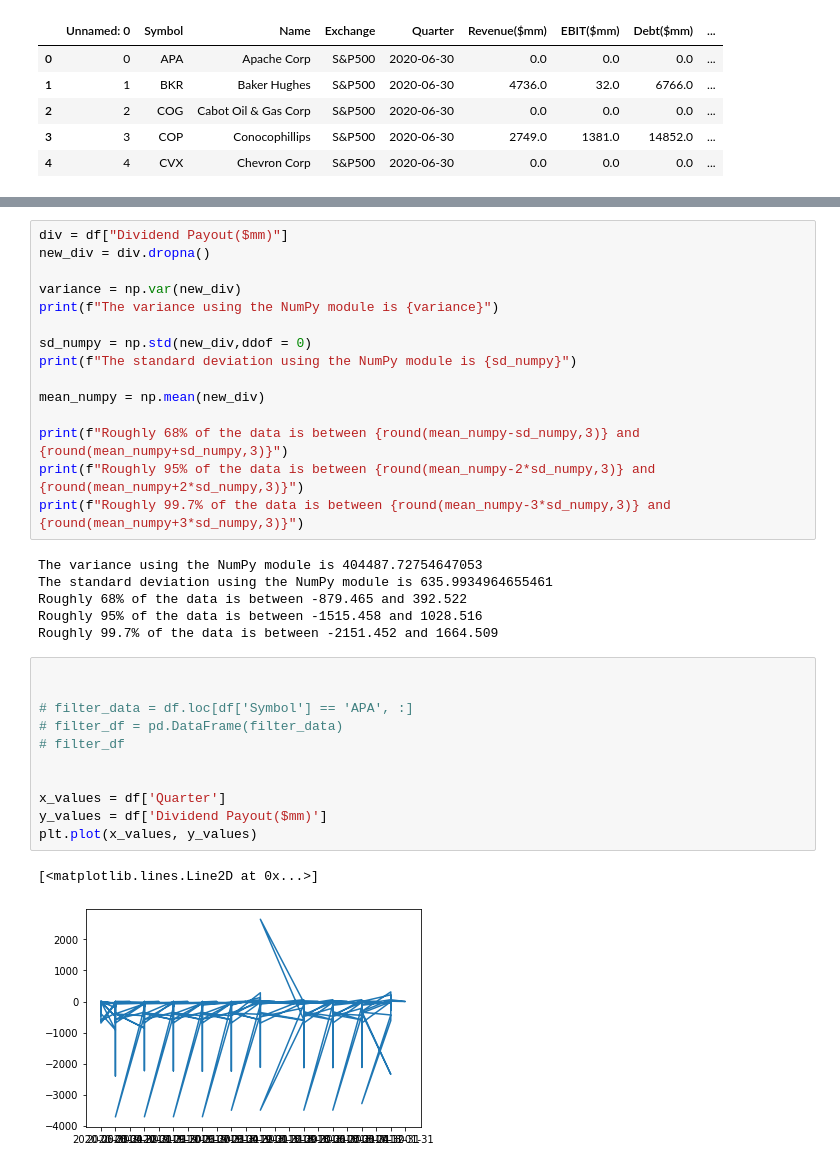
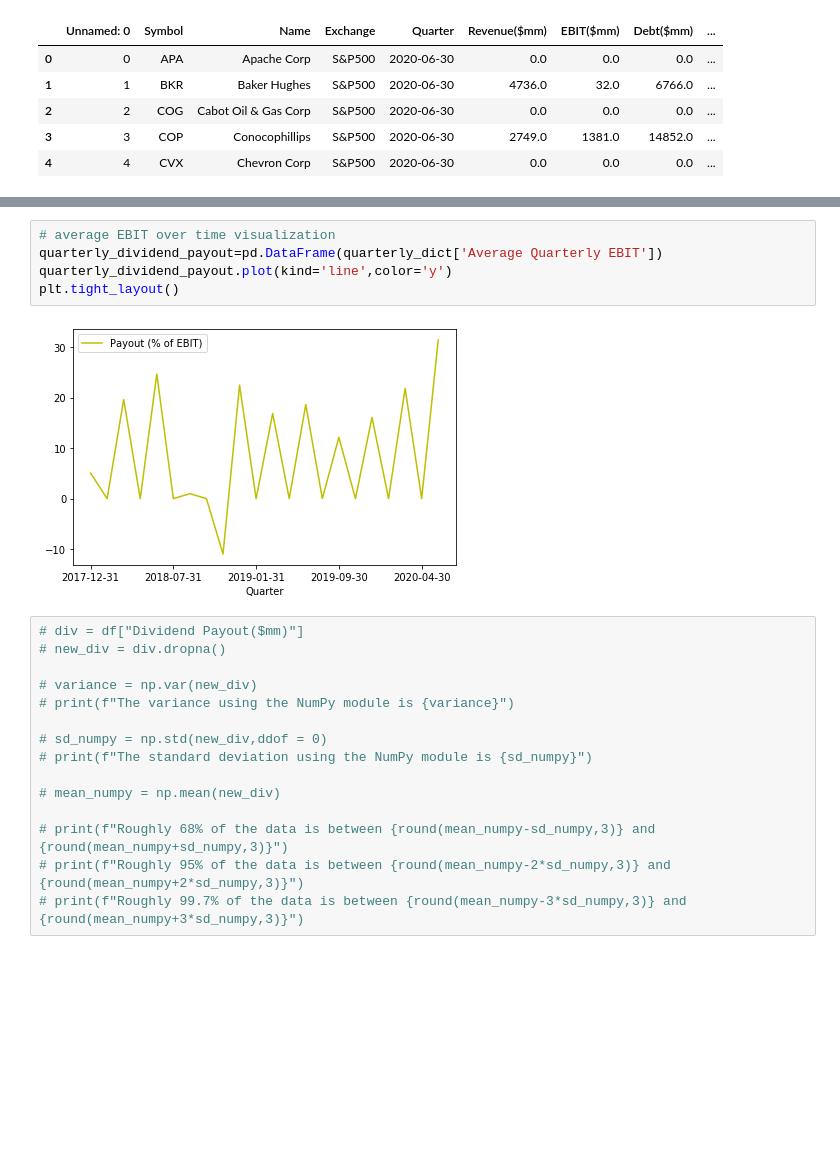
Before and after one commit to dsc55704973/project_one, a Jupyter notebook: developer/Daniel Carrillo's Work/visualizations_.ipynb, the cells around one changed output, grey strips where cells are left out. Cells and saved outputs as stored; diff of their text form; blank space fills up the shorter version.

```diff
--- a/developer/Daniel Carrillo's Work/visualizations_.ipynb
+++ b/developer/Daniel Carrillo's Work/visualizations_.ipynb
@@ -42,35 +87,22 @@ df.head()
+# %%
+# average EBIT over time visualization
+quarterly_dividend_payout=pd.DataFrame(quarterly_dict['Average Quarterly EBIT'])
+quarterly_dividend_payout.plot(kind='line',color='y')
+plt.tight_layout()
+# %% [output]
+[figure, added]
 # %%
-div = df["Dividend Payout($mm)"]
-new_div = div.dropna()
+# div = df["Dividend Payout($mm)"]
+# new_div = div.dropna()
 
-variance = np.var(new_div)
-print(f"The variance using the NumPy module is {variance}")
+# variance = np.var(new_div)
+# print(f"The variance using the NumPy module is {variance}")
 
-sd_numpy = np.std(new_div,ddof = 0)
-print(f"The standard deviation using the NumPy module is {sd_numpy}")
+# sd_numpy = np.std(new_div,ddof = 0)
+# print(f"The standard deviation using the NumPy module is {sd_numpy}")
 
-mean_numpy = np.mean(new_div)
+# mean_numpy = np.mean(new_div)
 
-print(f"Roughly 68% of the data is between {round(mean_numpy-sd_numpy,3)} and {round(mean_numpy+sd_numpy,3)}")
-print(f"Roughly 95% of the data is between {round(mean_numpy-2*sd_numpy,3)} and {round(mean_numpy+2*sd_numpy,3)}")
-print(f"Roughly 99.7% of the data is between {round(mean_numpy-3*sd_numpy,3)} and {round(mean_numpy+3*sd_numpy,3)}")
+# print(f"Roughly 68% of the data is between {round(mean_numpy-sd_numpy,3)} and {round(mean_numpy+sd_numpy,3)}")
+# print(f"Roughly 95% of the data is between {round(mean_numpy-2*sd_numpy,3)} and {round(mean_numpy+2*sd_numpy,3)}")
+# print(f"Roughly 99.7% of the data is between {round(mean_numpy-3*sd_numpy,3)} and {round(mean_numpy+3*sd_numpy,3)}")
-# %% [output]
-The variance using the NumPy module is 404487.72754647053
-The standard deviation using the NumPy module is 635.9934964655461
-Roughly 68% of the data is between -879.465 and 392.522
-Roughly 95% of the data is between -1515.458 and 1028.516
-Roughly 99.7% of the data is between -2151.452 and 1664.509
-# %%
-
-
-# filter_data = df.loc[df['Symbol'] == 'APA', :]
-# filter_df = pd.DataFrame(filter_data)
-# filter_df
-
-
-x_values = df['Quarter']
-y_values = df['Dividend Payout($mm)']
-plt.plot(x_values, y_values)
-# %% [output]
-[<matplotlib.lines.Line2D at 0x...>]
-[figure, removed]
```
Also changed, not shown: parts of 4 cells of this notebook.
